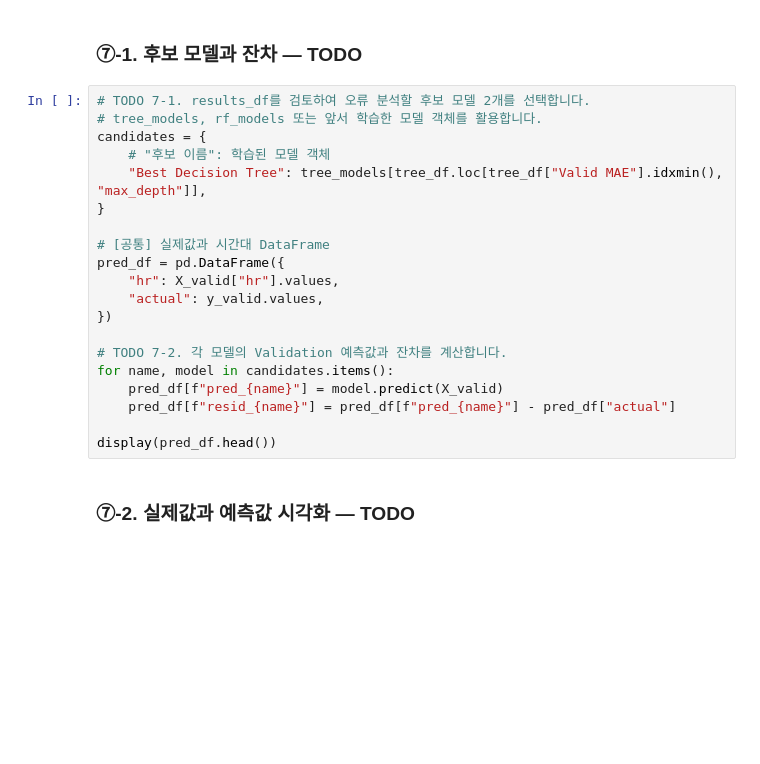
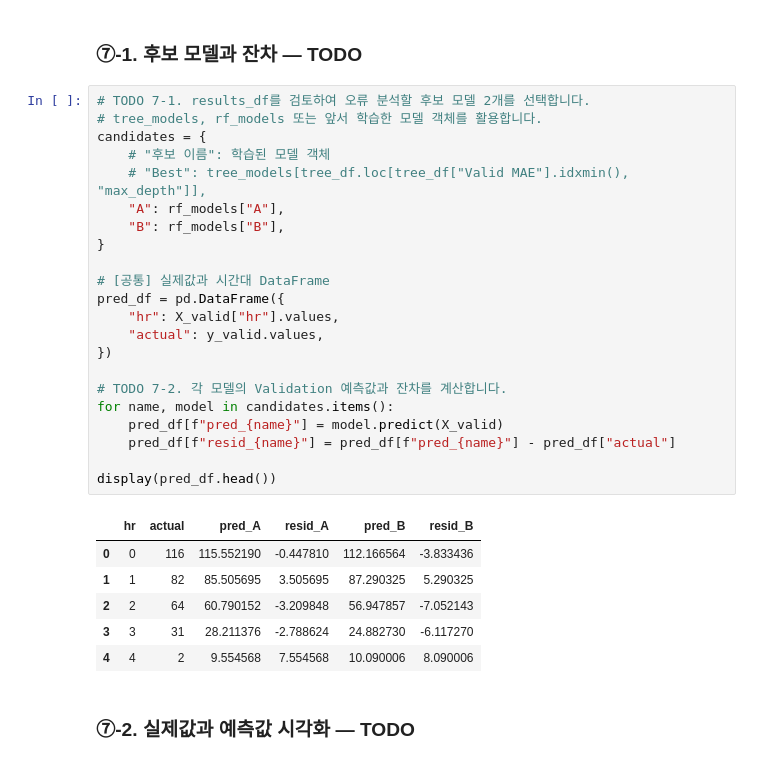
Before and after one commit to mobiemh/ai-miniproject01, a Jupyter notebook: mini-project-01/code/01_regression_bike_demand.ipynb, the cells around one changed output. Cells and saved outputs as stored; diff of their text form; blank space fills up the shorter version.

```diff
--- a/mini-project-01/code/01_regression_bike_demand.ipynb
+++ b/mini-project-01/code/01_regression_bike_demand.ipynb
@@ -734,23 +734,32 @@ display(results_df.round(3))
 # %%
 # TODO 7-1. results_df를 검토하여 오류 분석할 후보 모델 2개를 선택합니다.
 # tree_models, rf_models 또는 앞서 학습한 모델 객체를 활용합니다.
 candidates = {
     # "후보 이름": 학습된 모델 객체
-    "Best Decision Tree": tree_models[tree_df.loc[tree_df["Valid MAE"].idxmin(), "max_depth"]],
+    # "Best": tree_models[tree_df.loc[tree_df["Valid MAE"].idxmin(), "max_depth"]],
+    "A": rf_models["A"],
+    "B": rf_models["B"],
 }
 
 # [공통] 실제값과 시간대 DataFrame
 pred_df = pd.DataFrame({
     "hr": X_valid["hr"].values,
     "actual": y_valid.values,
 })
 
 # TODO 7-2. 각 모델의 Validation 예측값과 잔차를 계산합니다.
 for name, model in candidates.items():
     pred_df[f"pred_{name}"] = model.predict(X_valid)
     pred_df[f"resid_{name}"] = pred_df[f"pred_{name}"] - pred_df["actual"]
 
 display(pred_df.head())
+# %% [output]
+|  | hr | actual | pred_A | resid_A | pred_B | resid_B |
+| 0 | 0 | 116 | 115.552190 | -0.447810 | 112.166564 | -3.833436 |
+| 1 | 1 | 82 | 85.505695 | 3.505695 | 87.290325 | 5.290325 |
+| 2 | 2 | 64 | 60.790152 | -3.209848 | 56.947857 | -7.052143 |
+| 3 | 3 | 31 | 28.211376 | -2.788624 | 24.882730 | -6.117270 |
+| 4 | 4 | 2 | 9.554568 | 7.554568 | 10.090006 | 8.090006 |
 # %% [markdown]
 ### ⑦-2. 실제값과 예측값 시각화 — TODO
 # %%
```
Also changed, not shown: parts of 4 cells of this notebook.
